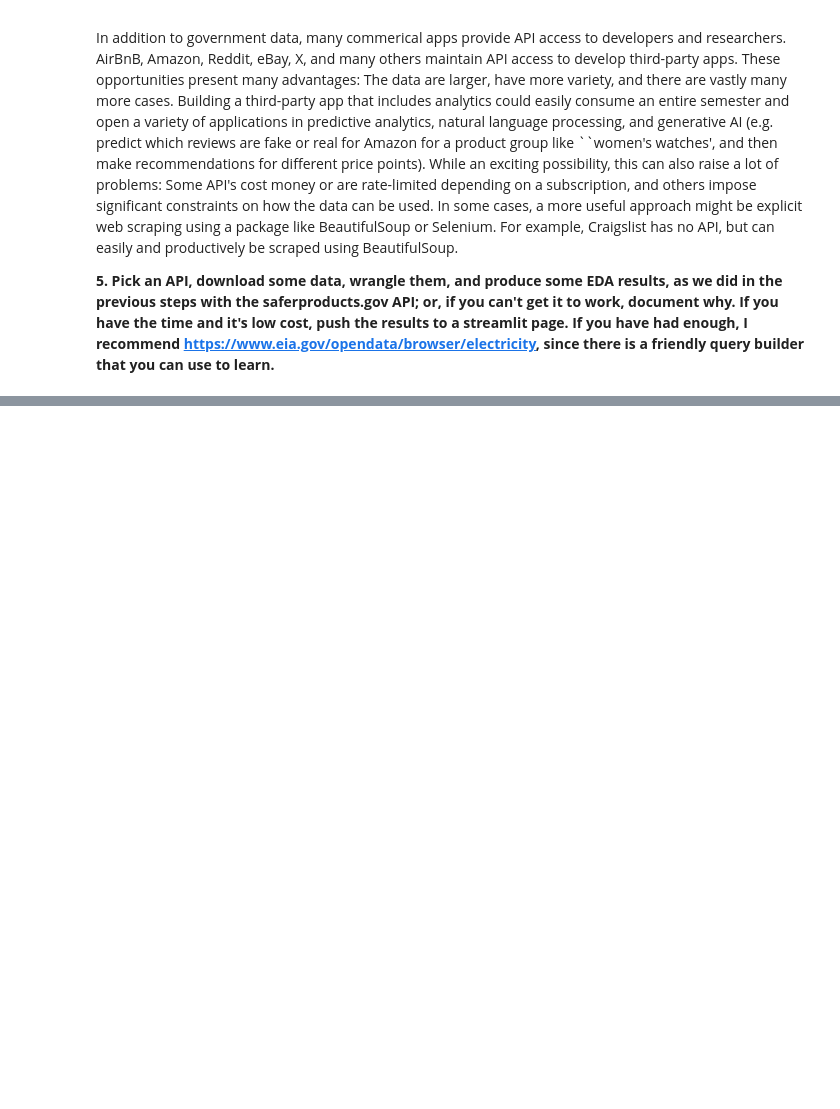
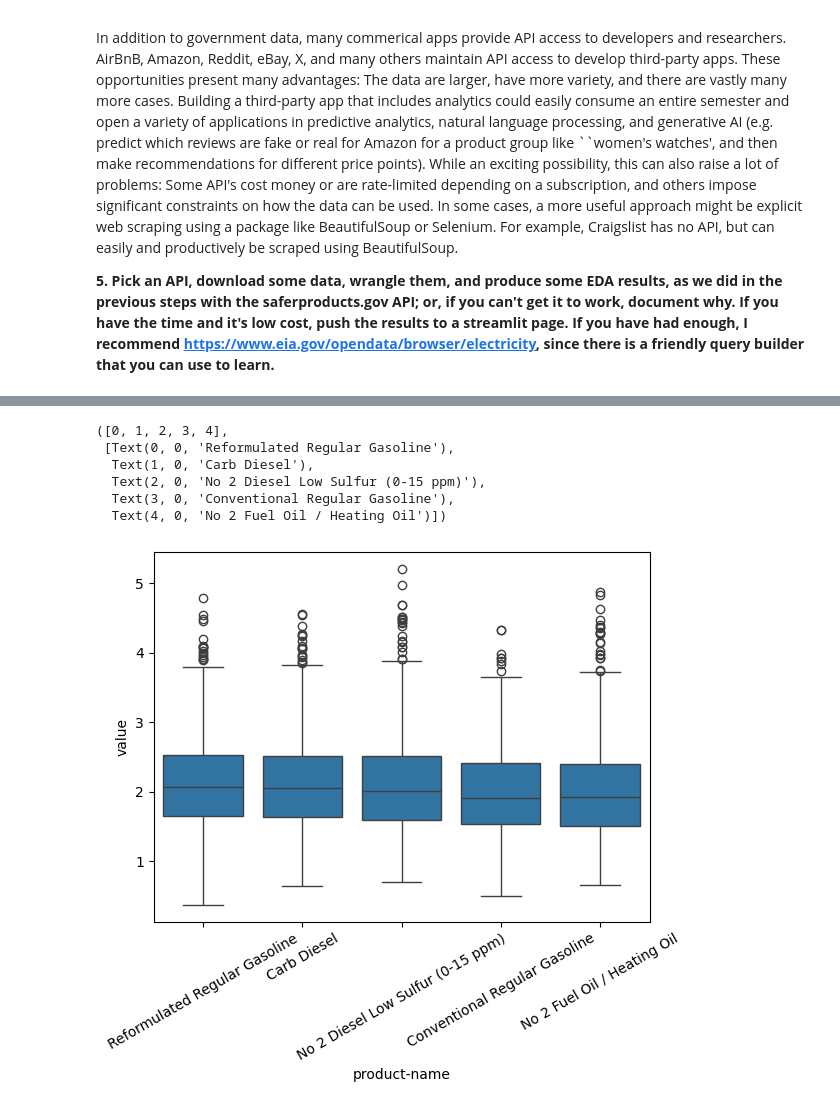
Before and after one commit to DS3001/labs, a Jupyter notebook: 01_api_calls/assignment_notebook.ipynb, the cells around one changed output, grey strips where cells are left out. Cells and saved outputs as stored; diff of their text form; code cells hidden in the pictures; blank space fills up the shorter version.

```diff
--- a/01_api_calls/assignment_notebook.ipynb
+++ b/01_api_calls/assignment_notebook.ipynb
@@ -503,0 +593,11 @@ In addition to government data, many commerical apps provide API access to devel
+# %%
+sns.boxplot(x='product-name', y= 'value', data= petroleum2) ## Price distribution by product type
+plt.xticks(rotation=30)  # Regular gasoline seems to have the lowest median price compared to other products
+# %% [output]
+([0, 1, 2, 3, 4],
+ [Text(0, 0, 'Reformulated Regular Gasoline'),
+  Text(1, 0, 'Carb Diesel'),
+  Text(2, 0, 'No 2 Diesel Low Sulfur (0-15 ppm)'),
+  Text(3, 0, 'Conventional Regular Gasoline'),
+  Text(4, 0, 'No 2 Fuel Oil / Heating Oil')])
+[figure, added]
```
Also changed, not shown: parts of 15 cells of this notebook.
